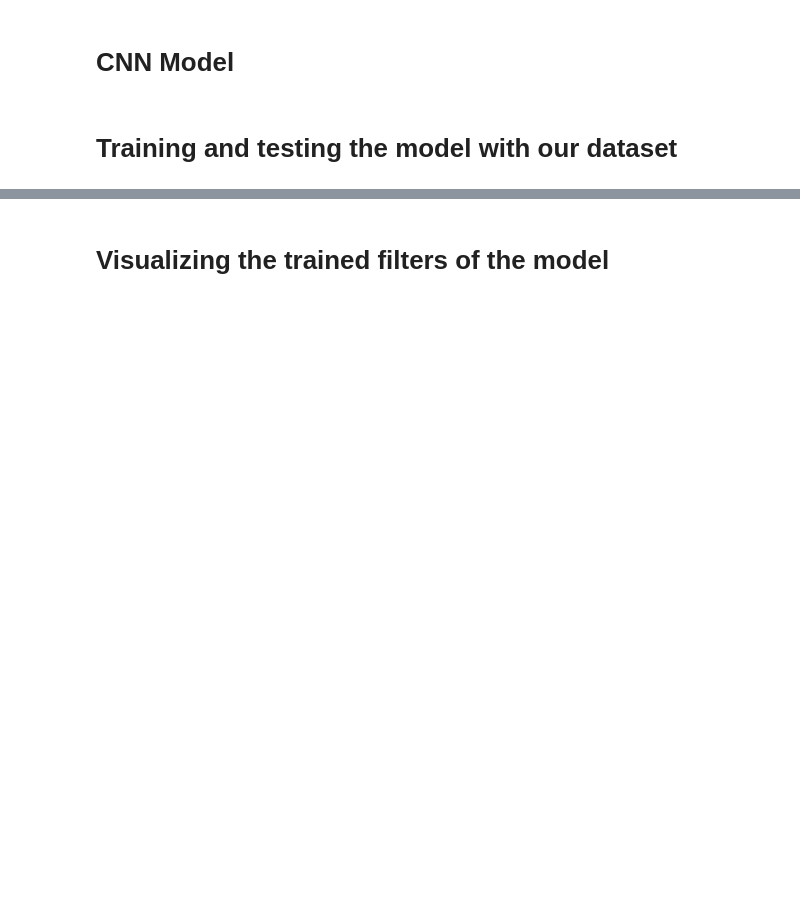
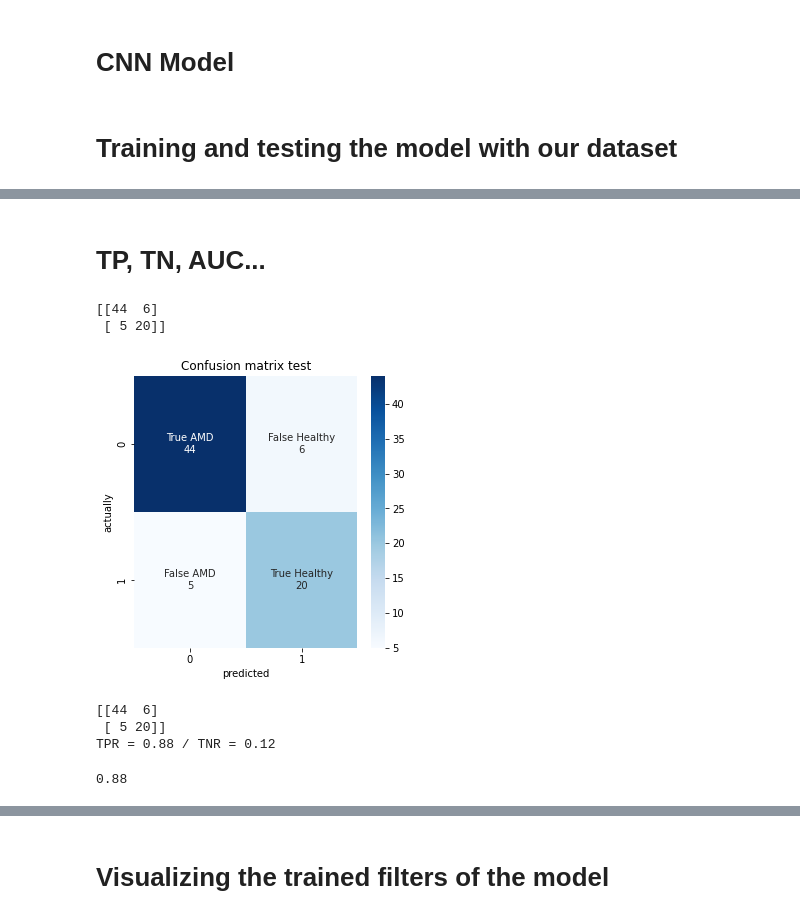
Before and after one commit to Coohrentiin/BIO583_Detection_of_retinal_diseases, a Jupyter notebook: solution2/cnn.ipynb, the cells around one changed output, grey strips where cells are left out. Cells and saved outputs as stored; diff of their text form; code cells hidden in the pictures; blank space fills up the shorter version.

Commit message:
TPR, TNR, confusion matrix  and test on OCTID in solution 2

```diff
--- a/solution2/cnn.ipynb
+++ b/solution2/cnn.ipynb
@@ -310,0 +321,51 @@ Test Dataset: Loss = 1.6211144924163818 and Accuracy = 0.8399999737739563
+# %% [markdown]
+# TP, TN, AUC...
+# %%
+from sklearn.metrics import confusion_matrix
+from sklearn.metrics import accuracy_score
+import seaborn as sns
+
+def print_confusion_mat(labels, y_preds):
+    unpacked_y_preds = []
+    unpacked_labels = []
+    for i in range(len(labels)):
+        unpacked_y_preds.append(y_preds[i].item())
+        unpacked_labels.append(labels[i].item())
+    cf_matrix=confusion_matrix(unpacked_labels, unpacked_y_preds)
+    print(cf_matrix)
+    plt.figure(figsize=(5,5))
+    sns.heatmap(cf_matrix, annot=[['True AMD\n'+str(cf_matrix[0,0]) , 'False Healthy\n'+str(cf_matrix[0,1])], ['False AMD\n'+str(cf_matrix[1,0]), 'True Healthy\n'+str(cf_matrix[1,1])]], fmt='', cmap='Blues')
+    plt.title("Confusion matrix test")
+    plt.xlabel("predicted")
+    plt.ylabel("actually")
+    plt.show()
+
+def print_rates(labels, y_preds):
+    unpacked_y_preds = []
+    unpacked_labels = []
+    for i in range(len(labels)):
+        unpacked_y_preds.append(y_preds[i].item())
+        unpacked_labels.append(labels[i].item())
+    cf_matrix=confusion_matrix(unpacked_labels, unpacked_y_preds)
+    print(cf_matrix)
+    tp, fn, fp, tn = cf_matrix[0,0], cf_matrix[0,1], cf_matrix[1,0], cf_matrix[1,1]
+    print("TPR = %s / TNR = %s" % (str(tp/(fn+tp)), str(fn/(fn+tp))))
+# %%
+y_preds_test = y_pred(model, test_dl)
+labels_test = []
+for batch in test_dl:
+    _, label = batch
+    labels_test.append(label)
+print_confusion_mat(labels_test, y_preds_test)
+print_rates(labels_test, y_preds_test)
+# %% [output]
+[[44  6]
+ [ 5 20]]
+[figure, added]
+[[44  6]
+ [ 5 20]]
+TPR = 0.88 / TNR = 0.12
+# %%
+44/(44+6)
+# %% [output]
+0.88
```
Also changed, not shown: parts of 13 cells of this notebook, 1 other file.
